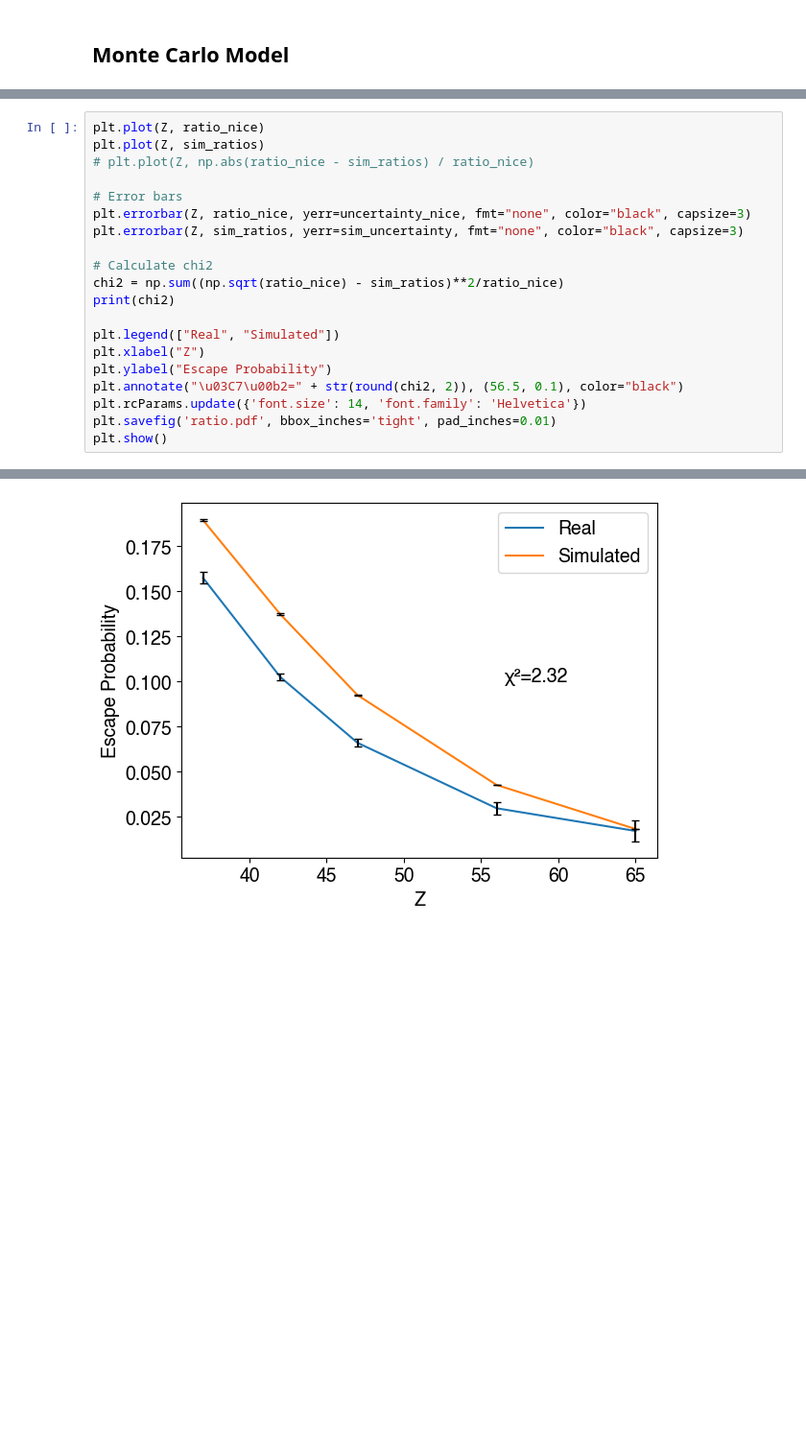
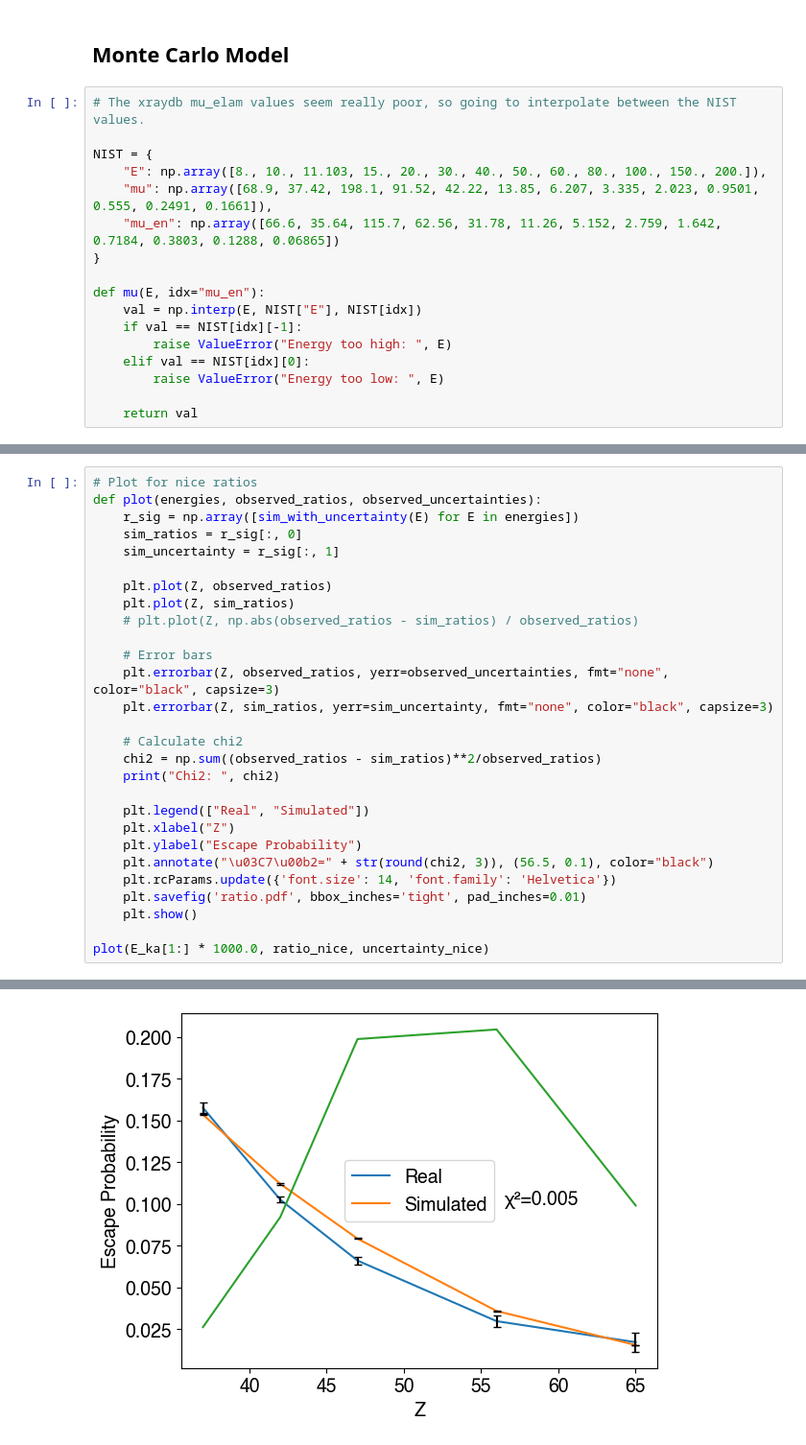
Before and after one commit to sestinj/jlab, a Jupyter notebook: nate/xray/xray2.ipynb, the cells around one changed output, grey strips where cells are left out. Shown at 96% size. Cells and saved outputs as stored; diff of their text form; blank space fills up the shorter version.

```diff
--- a/nate/xray/xray2.ipynb
+++ b/nate/xray/xray2.ipynb
@@ -184,5 +169,22 @@ plt.show()
 # %% [markdown]
 ## Monte Carlo Model
+# %%
+# The xraydb mu_elam values seem really poor, so going to interpolate between the NIST values.
+
+NIST = {
+    "E": np.array([8., 10., 11.103, 15., 20., 30., 40., 50., 60., 80., 100., 150., 200.]),
+    "mu": np.array([68.9, 37.42, 198.1, 91.52, 42.22, 13.85, 6.207, 3.335, 2.023, 0.9501, 0.555, 0.2491, 0.1661]),
+    "mu_en": np.array([66.6, 35.64, 115.7, 62.56, 31.78, 11.26, 5.152, 2.759, 1.642, 0.7184, 0.3803, 0.1288, 0.06865])
+}
+
+def mu(E, idx="mu_en"):
+    val = np.interp(E, NIST["E"], NIST[idx])
+    if val == NIST[idx][-1]:
+        raise ValueError("Energy too high: ", E)
+    elif val == NIST[idx][0]:
+        raise ValueError("Energy too low: ", E)
+
+    return val
 # %%
 D = 2.18 # cm
 r = 5.11 / 2.0 # cm
@@ -234,21 +277,29 @@ sim_uncertainty = r_sig[:, 1]
 # %%
-plt.plot(Z, ratio_nice)
-plt.plot(Z, sim_ratios)
-# plt.plot(Z, np.abs(ratio_nice - sim_ratios) / ratio_nice)
+# Plot for nice ratios
+def plot(energies, observed_ratios, observed_uncertainties):
+    r_sig = np.array([sim_with_uncertainty(E) for E in energies])
+    sim_ratios = r_sig[:, 0]
+    sim_uncertainty = r_sig[:, 1]
 
-# Error bars
-plt.errorbar(Z, ratio_nice, yerr=uncertainty_nice, fmt="none", color="black", capsize=3)
-plt.errorbar(Z, sim_ratios, yerr=sim_uncertainty, fmt="none", color="black", capsize=3)
+    plt.plot(Z, observed_ratios)
+    plt.plot(Z, sim_ratios)
+    # plt.plot(Z, np.abs(observed_ratios - sim_ratios) / observed_ratios)
 
-# Calculate chi2
-chi2 = np.sum((np.sqrt(ratio_nice) - sim_ratios)**2/ratio_nice)
-print(chi2)
+    # Error bars
+    plt.errorbar(Z, observed_ratios, yerr=observed_uncertainties, fmt="none", color="black", capsize=3)
+    plt.errorbar(Z, sim_ratios, yerr=sim_uncertainty, fmt="none", color="black", capsize=3)
 
-plt.legend(["Real", "Simulated"])
-plt.xlabel("Z")
-plt.ylabel("Escape Probability")
-plt.annotate("\u03C7\u00b2=" + str(round(chi2, 2)), (56.5, 0.1), color="black")
-plt.rcParams.update({'font.size': 14, 'font.family': 'Helvetica'})
-plt.savefig('ratio.pdf', bbox_inches='tight', pad_inches=0.01)
-plt.show()
+    # Calculate chi2
+    chi2 = np.sum((observed_ratios - sim_ratios)**2/observed_ratios)
+    print("Chi2: ", chi2)
+
+    plt.legend(["Real", "Simulated"])
+    plt.xlabel("Z")
+    plt.ylabel("Escape Probability")
+    plt.annotate("\u03C7\u00b2=" + str(round(chi2, 3)), (56.5, 0.1), color="black")
+    plt.rcParams.update({'font.size': 14, 'font.family': 'Helvetica'})
+    plt.savefig('ratio.pdf', bbox_inches='tight', pad_inches=0.01)
+    plt.show()
+
+plot(E_ka[1:] * 1000.0, ratio_nice, uncertainty_nice)
 # %% [output]
@@ -256 +307 @@ plt.show()
-[figure, old version]
+[figure, new version]
```
Also changed, not shown: parts of 7 cells of this notebook, 3 other files.
